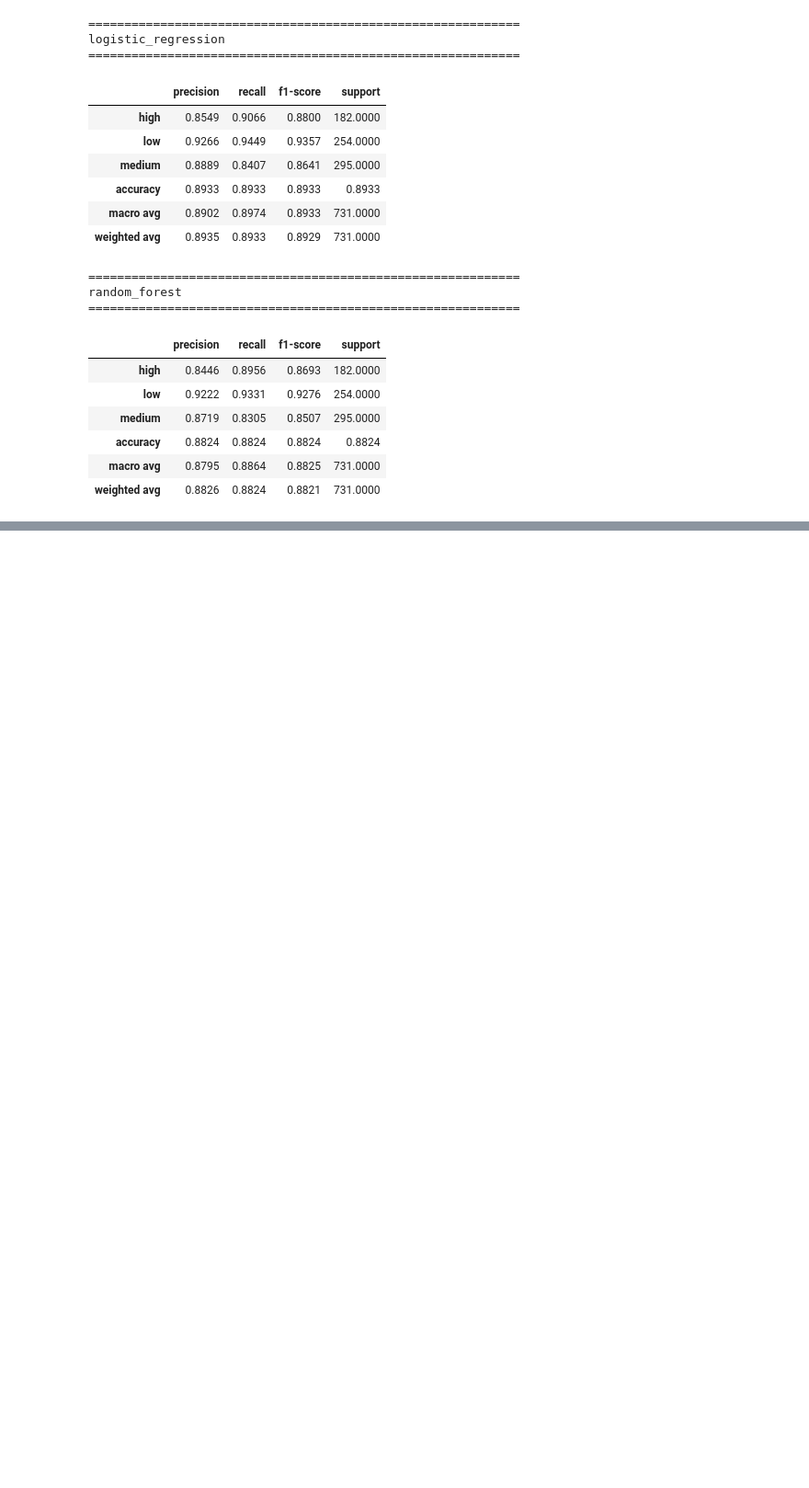
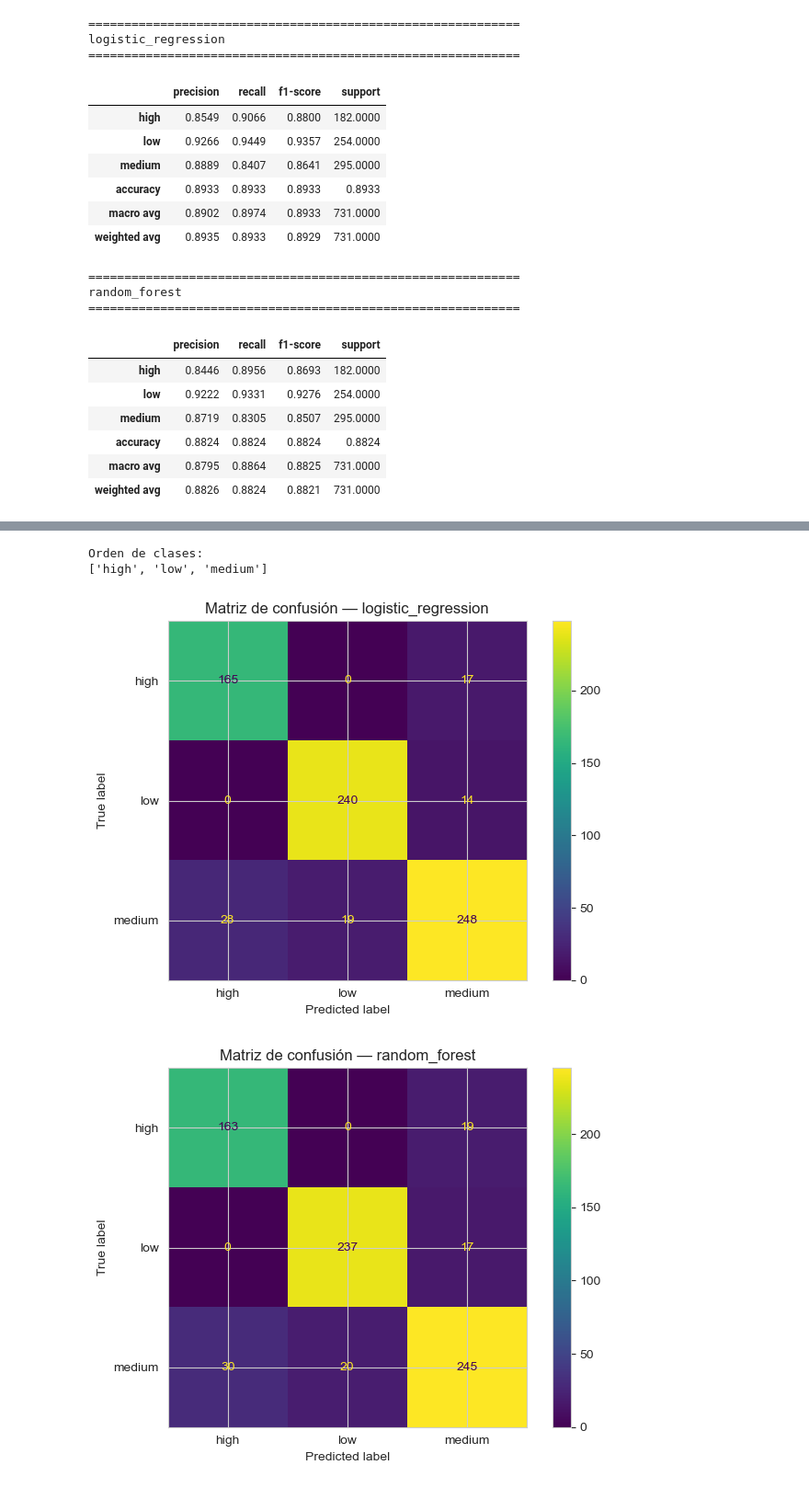
Before and after one commit to KouDionicio/9A-IDGS-ECBD-VitalMind-, a Jupyter notebook: ml-service/app/notebooks/02_risk_model_comparison.ipynb, the cells around one changed output, grey strips where cells are left out. Shown at 92% size. Cells and saved outputs as stored; diff of their text form; code cells hidden in the pictures; blank space fills up the shorter version.

```diff
--- a/ml-service/app/notebooks/02_risk_model_comparison.ipynb
+++ b/ml-service/app/notebooks/02_risk_model_comparison.ipynb
@@ -419,0 +429,31 @@ random_forest
+# %%
+class_order = label_encoder.classes_.tolist()
+
+print("Orden de clases:")
+print(class_order)
+# %% [output]
+Orden de clases:
+['high', 'low', 'medium']
+# %%
+for model_name, model_metrics in metrics_by_model.items():
+    matrix = np.array(
+        model_metrics["confusion_matrix"]
+    )
+
+    display_object = ConfusionMatrixDisplay(
+        confusion_matrix=matrix,
+        display_labels=class_order,
+    )
+
+    display_object.plot(
+        values_format="d",
+    )
+
+    plt.title(
+        f"Matriz de confusión — {model_name}"
+    )
+    plt.tight_layout()
+    plt.show()
+# %% [output]
+[figure, added]
+[figure, added]
```
Also changed, not shown: parts of 31 cells of this notebook.
